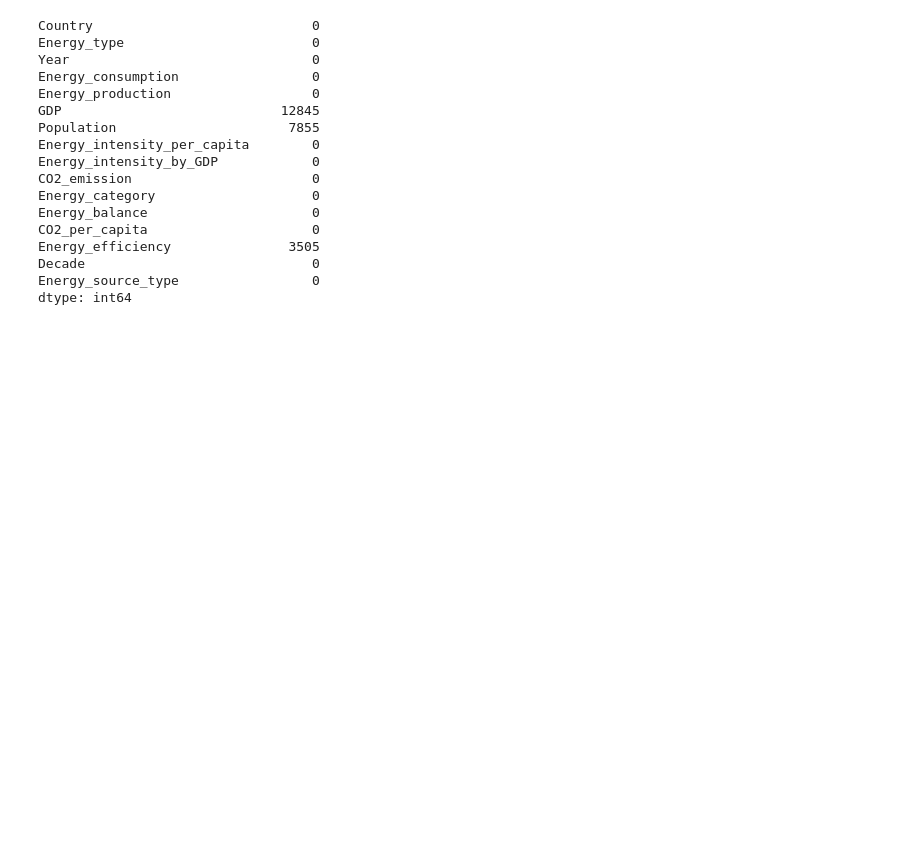
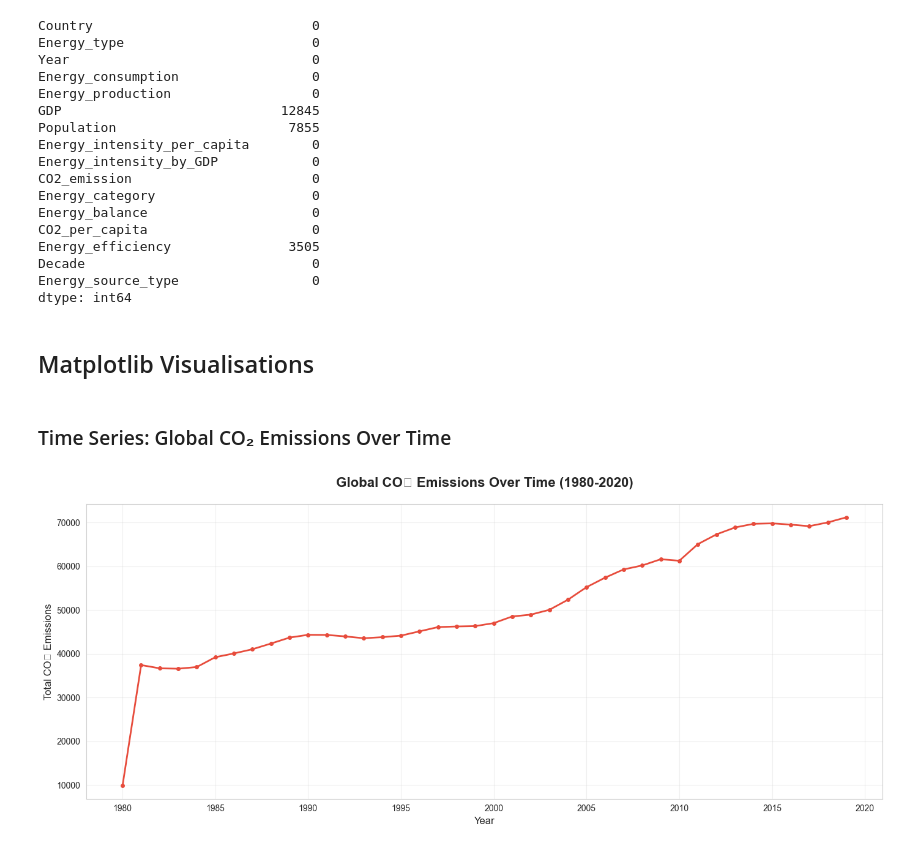
Before and after one commit to enjoy15/Energy-Consumption-CO2-Emissions-Analysis, a Jupyter notebook: jupyter_notebooks/03_data_visualisation_eda.ipynb, the cells around one changed output. Saved outputs shown, nothing was run; the diff lists cells and outputs as text; code cells hidden in the pictures; blank space fills up the shorter version.

Commit message:
Add Global CO₂ Emissions Over Time Plot

```diff
--- a/jupyter_notebooks/03_data_visualisation_eda.ipynb
+++ b/jupyter_notebooks/03_data_visualisation_eda.ipynb
@@ -89,3 +89,21 @@ Energy_efficiency               3505
 Decade                             0
 Energy_source_type                 0
 dtype: int64
+# %% [markdown]
+## Matplotlib Visualisations
+# %% [markdown]
+### Time Series: Global CO₂ Emissions Over Time
+# %%
+# Aggregate CO2 emissions by year
+yearly_co2 = df.groupby('Year')['CO2_emission'].sum()
+
+# Create line plot
+plt.figure(figsize=(14, 6))
+plt.plot(yearly_co2.index, yearly_co2.values, linewidth=2, color='#e74c3c', marker='o', markersize=4)
+plt.title('Global CO₂ Emissions Over Time (1980-2020)', fontsize=16, fontweight='bold', pad=20)
+plt.xlabel('Year', fontsize=12)
+plt.ylabel('Total CO₂ Emissions', fontsize=12)
+plt.grid(True, alpha=0.3)
+plt.tight_layout()
+# %% [output]
+[figure, added]
```
